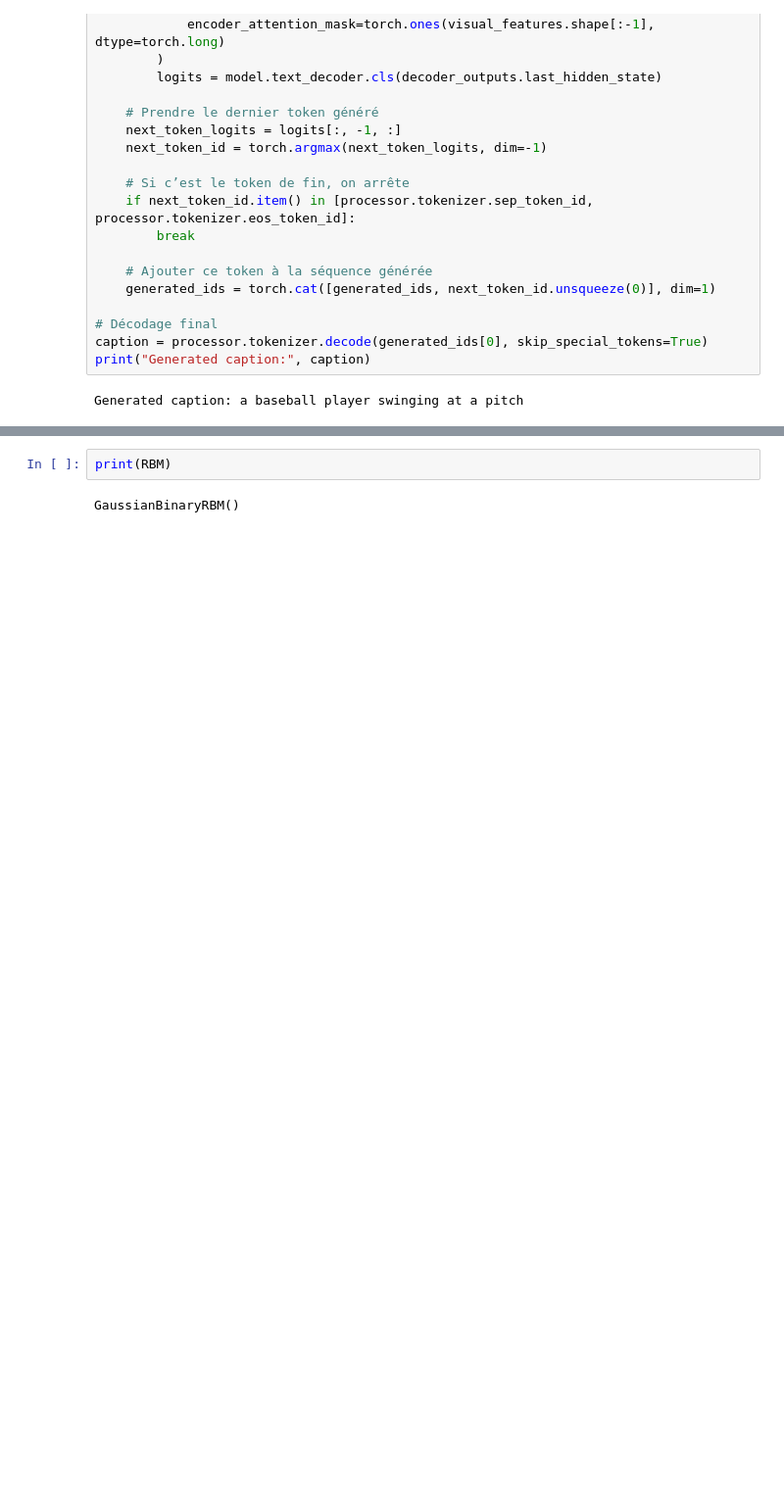
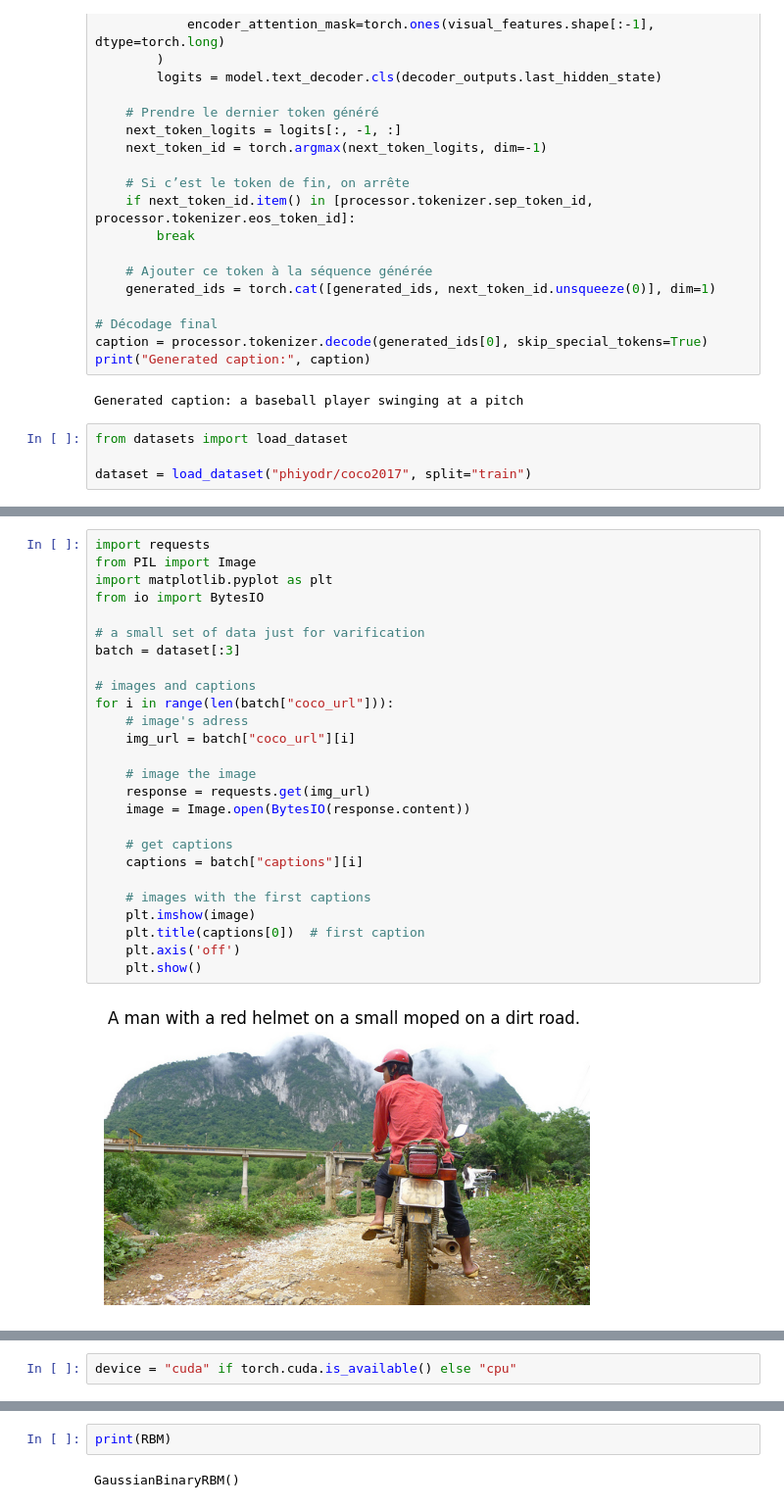
Before and after one commit to Faj1223/BLIP-RBM, a Jupyter notebook: notebooks/test_BLIP.ipynb, the cells around one changed output, grey strips where cells are left out. Shown at 98% size. Saved outputs shown, nothing was run; the diff lists cells and outputs as text; blank space fills up the shorter version.

```diff
--- a/notebooks/test_BLIP.ipynb
+++ b/notebooks/test_BLIP.ipynb
@@ -347,3 +360,7 @@ caption = processor.tokenizer.decode(generated_ids[0], skip_special_tokens=True)
 print("Generated caption:", caption)
 # %% [output]
 Generated caption: a baseball player swinging at a pitch
+# %%
+from datasets import load_dataset
+
+dataset = load_dataset("phiyodr/coco2017", split="train")
@@ -349,0 +371,28 @@ Generated caption: a baseball player swinging at a pitch
+# %%
+import requests
+from PIL import Image
+import matplotlib.pyplot as plt
+from io import BytesIO
+
+# a small set of data just for varification
+batch = dataset[:3]
+
+# images and captions
+for i in range(len(batch["coco_url"])):
+    # image's adress
+    img_url = batch["coco_url"][i]
+
+    # image the image
+    response = requests.get(img_url)
+    image = Image.open(BytesIO(response.content))
+
+    # get captions
+    captions = batch["captions"][i]
+
+    # images with the first captions
+    plt.imshow(image)
+    plt.title(captions[0])  # first caption
+    plt.axis('off')
+    plt.show()
+# %% [output]
+[figure, added]
@@ -349,0 +401,2 @@ Generated caption: a baseball player swinging at a pitch
+# %%
+device = "cuda" if torch.cuda.is_available() else "cpu"
```
Also changed, not shown: parts of 17 cells of this notebook, 2 other files.
